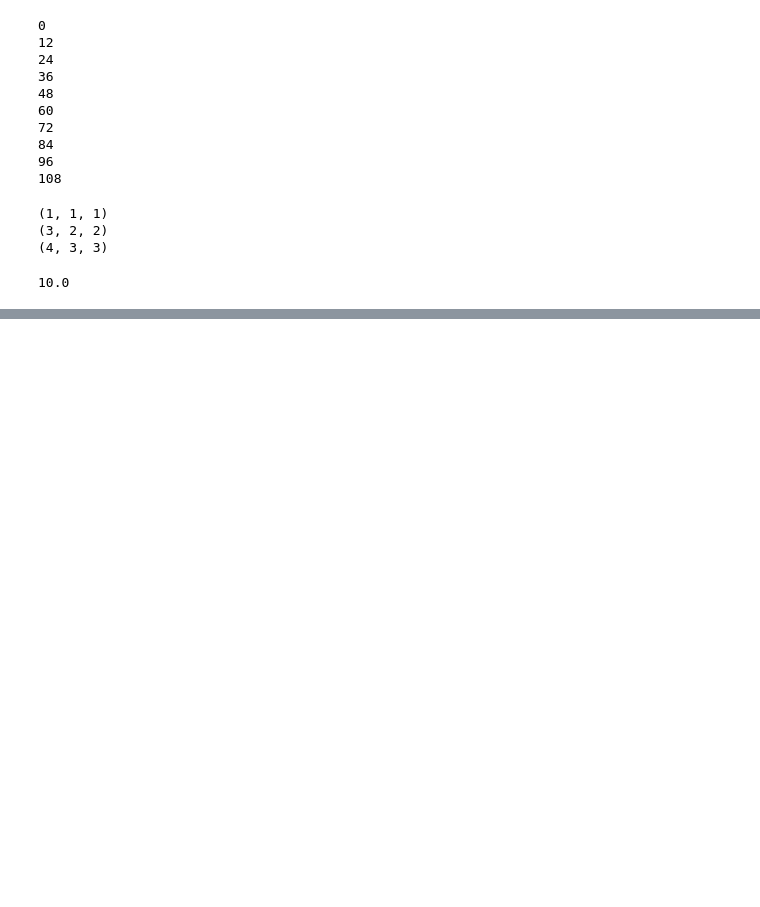
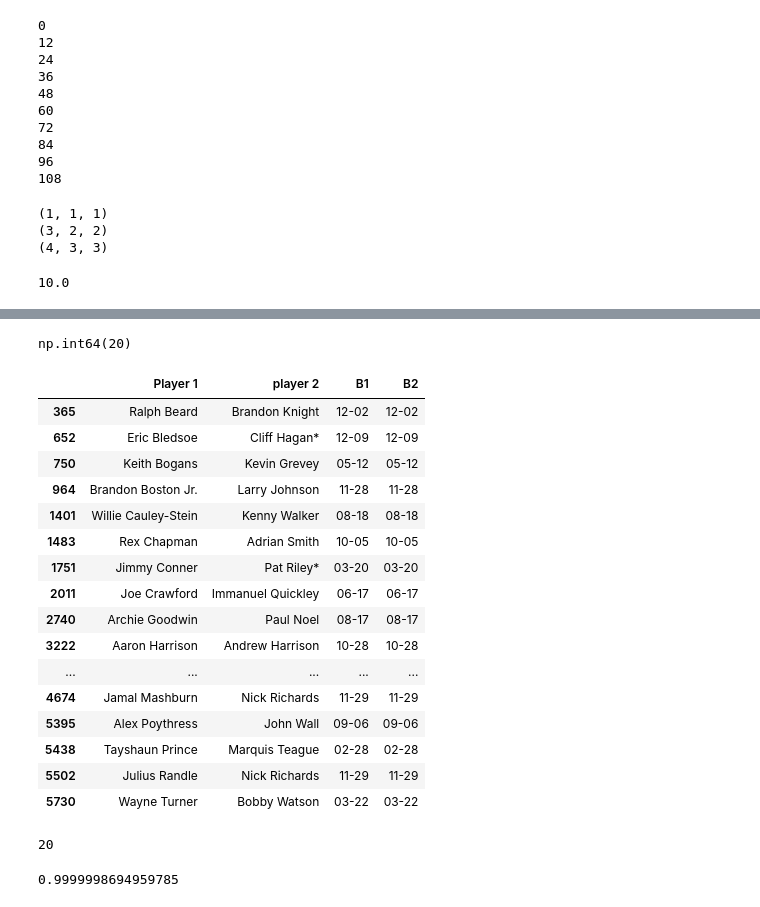
Before and after one commit to saketthakur001/Data-analysis-with-pandas, a Jupyter notebook: The Birthday paradox.ipynb, the cells around one changed output, grey strips where cells are left out. Drawn from its saved outputs; the diff is of its cells as text; code cells hidden in the pictures; blank space fills up the shorter version.

```diff
--- a/The Birthday paradox.ipynb
+++ b/The Birthday paradox.ipynb
@@ -88,0 +164,4 @@ df
+# %%
+from itertools import combinations
+
+names_df = pd.DataFrame(combinations(team_df['Player'], 2), columns=["Player 1", "player 2"])
@@ -88,0 +184,2 @@ df
+# %%
+birthday_df = pd.DataFrame(combinations(team_df['Birthday'], 2), columns=["B1", "B2"])
@@ -88,0 +202,3 @@ df
+# %%
+bd_df = pd.concat([names_df, birthday_df], axis=1)
+bd_df
@@ -88,0 +219,32 @@ df
+# %%
+(bd_df['B1'] == bd_df['B2']).sum()
+# %% [output]
+np.int64(20)
+# %%
+bd_df.loc[(bd_df['B1'] == bd_df['B2'])]
+# %% [output]
+|  | Player 1 | player 2 | B1 | B2 |
+| 365 | Ralph Beard | Brandon Knight | 12-02 | 12-02 |
+| 652 | Eric Bledsoe | Cliff Hagan* | 12-09 | 12-09 |
+| 750 | Keith Bogans | Kevin Grevey | 05-12 | 05-12 |
+| 964 | Brandon Boston Jr. | Larry Johnson | 11-28 | 11-28 |
+| 1401 | Willie Cauley-Stein | Kenny Walker | 08-18 | 08-18 |
+| 1483 | Rex Chapman | Adrian Smith | 10-05 | 10-05 |
+| 1751 | Jimmy Conner | Pat Riley* | 03-20 | 03-20 |
+| 2011 | Joe Crawford | Immanuel Quickley | 06-17 | 06-17 |
+| 2740 | Archie Goodwin | Paul Noel | 08-17 | 08-17 |
+| 3222 | Aaron Harrison | Andrew Harrison | 10-28 | 10-28 |
+| ... | ... | ... | ... | ... |
+| 4674 | Jamal Mashburn | Nick Richards | 11-29 | 11-29 |
+| 5395 | Alex Poythress | John Wall | 09-06 | 09-06 |
+| 5438 | Tayshaun Prince | Marquis Teague | 02-28 | 02-28 |
+| 5502 | Julius Randle | Nick Richards | 11-29 | 11-29 |
+| 5730 | Wayne Turner | Bobby Watson | 03-22 | 03-22 |
+# %%
+len(bd_df.loc[(bd_df['B1'] == bd_df['B2'])])
+# %% [output]
+20
+# %%
+birthday_prob(108)
+# %% [output]
+0.9999998694959785
```
Also changed, not shown: parts of 14 cells of this notebook.
